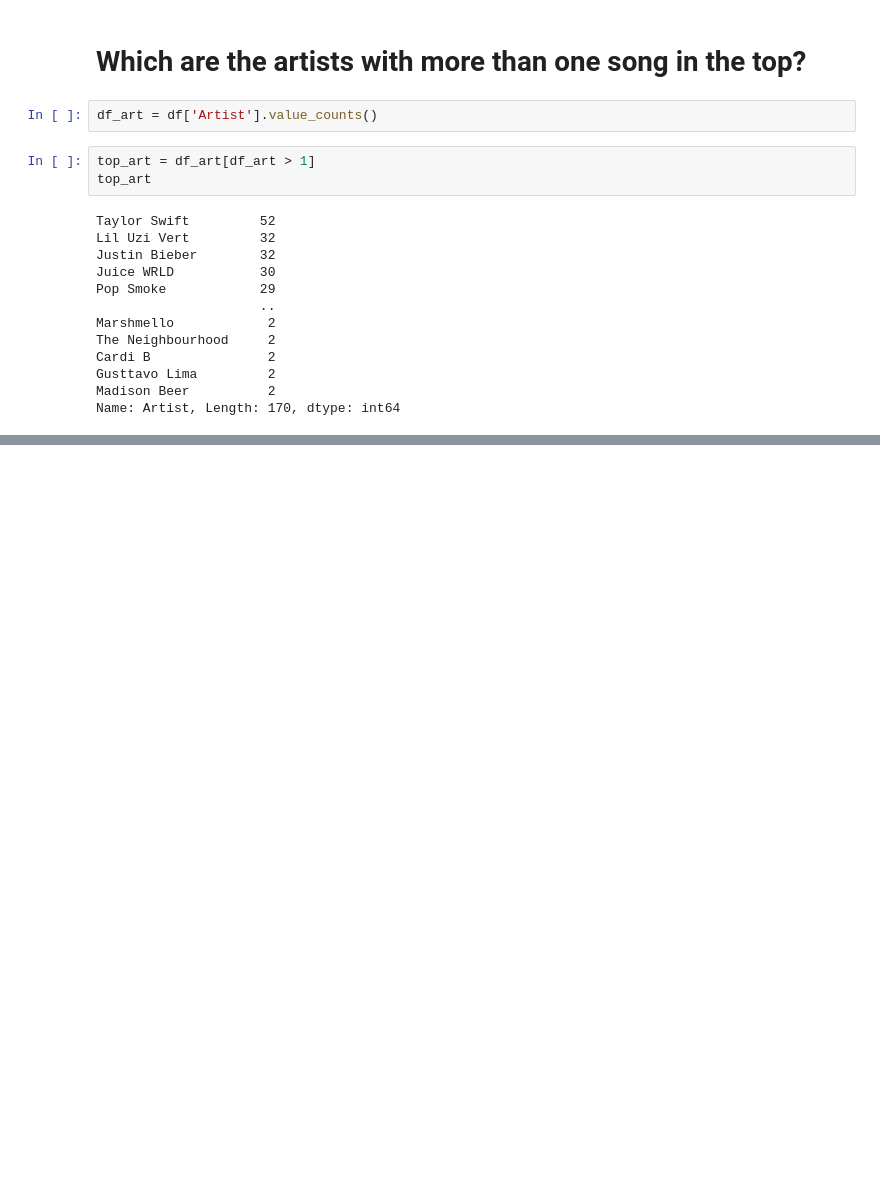
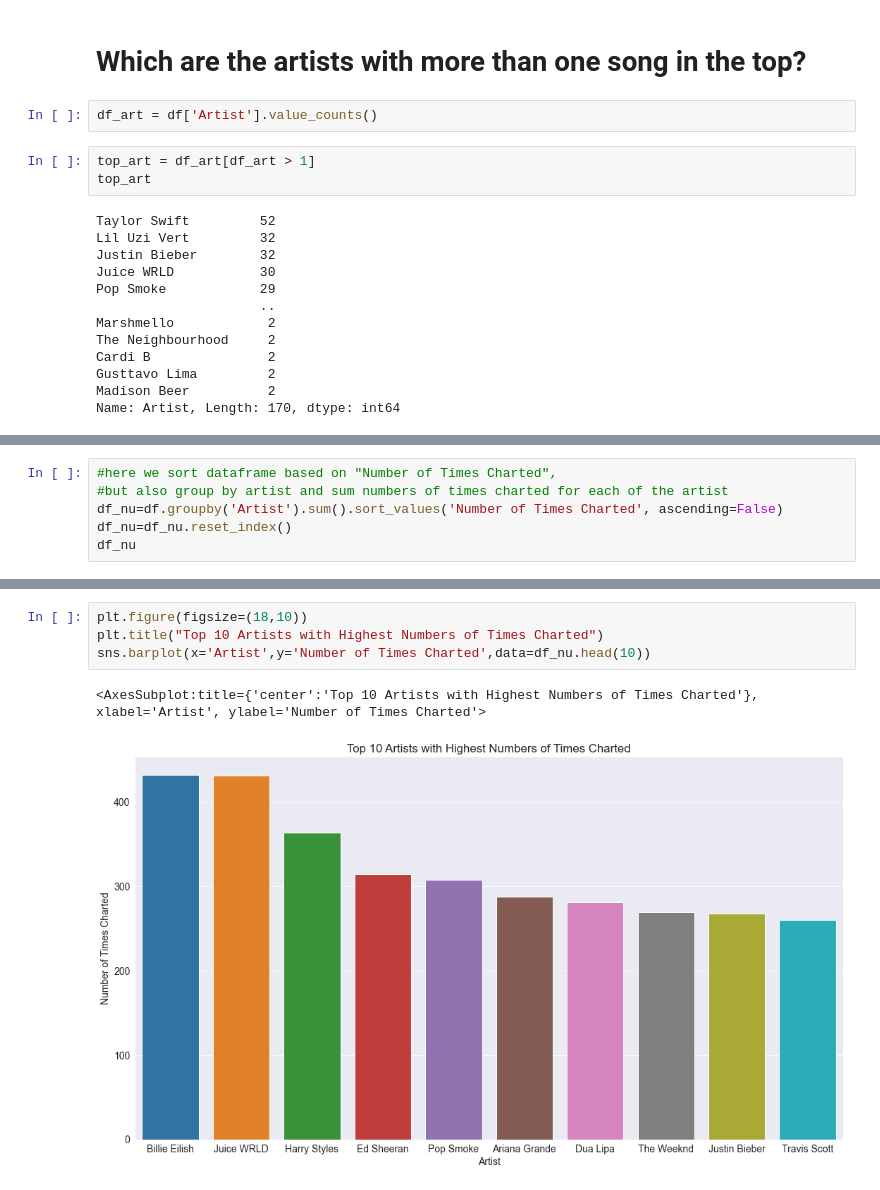
Before and after one commit to poojaharihar03/DataAnalytics, a Jupyter notebook: Spotify Analysis/spotify.ipynb, the cells around one changed output, grey strips where cells are left out. Drawn from its saved outputs; the diff is of its cells as text; blank space fills up the shorter version.

```diff
--- a/Spotify Analysis/spotify.ipynb
+++ b/Spotify Analysis/spotify.ipynb
@@ -313,0 +352,6 @@ Name: Artist, Length: 170, dtype: int64
+# %%
+#here we sort dataframe based on "Number of Times Charted",
+#but also group by artist and sum numbers of times charted for each of the artist
+df_nu=df.groupby('Artist').sum().sort_values('Number of Times Charted', ascending=False)
+df_nu=df_nu.reset_index()
+df_nu
@@ -313,0 +372,7 @@ Name: Artist, Length: 170, dtype: int64
+# %%
+plt.figure(figsize=(18,10))
+plt.title("Top 10 Artists with Highest Numbers of Times Charted")
+sns.barplot(x='Artist',y='Number of Times Charted',data=df_nu.head(10))
+# %% [output]
+<AxesSubplot:title={'center':'Top 10 Artists with Highest Numbers of Times Charted'}, xlabel='Artist', ylabel='Number of Times Charted'>
+[figure, added]
```
Also changed, not shown: parts of 23 cells of this notebook.
